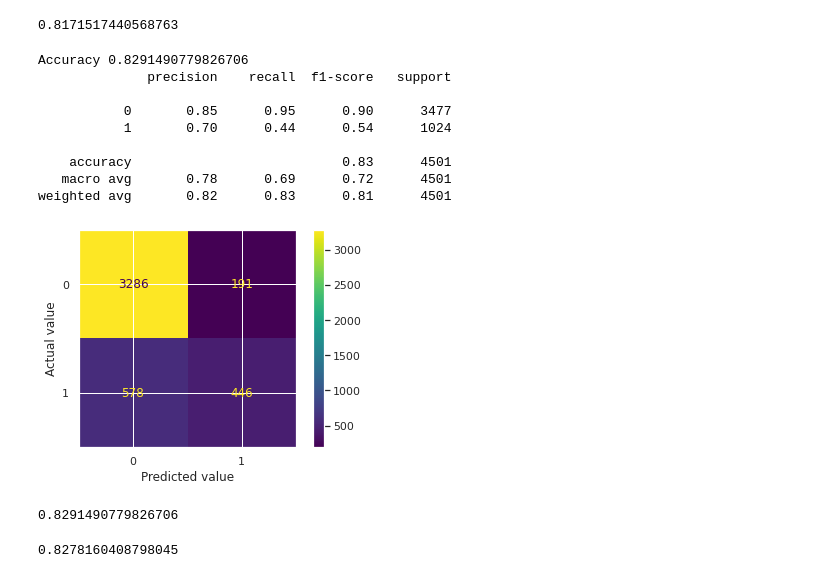
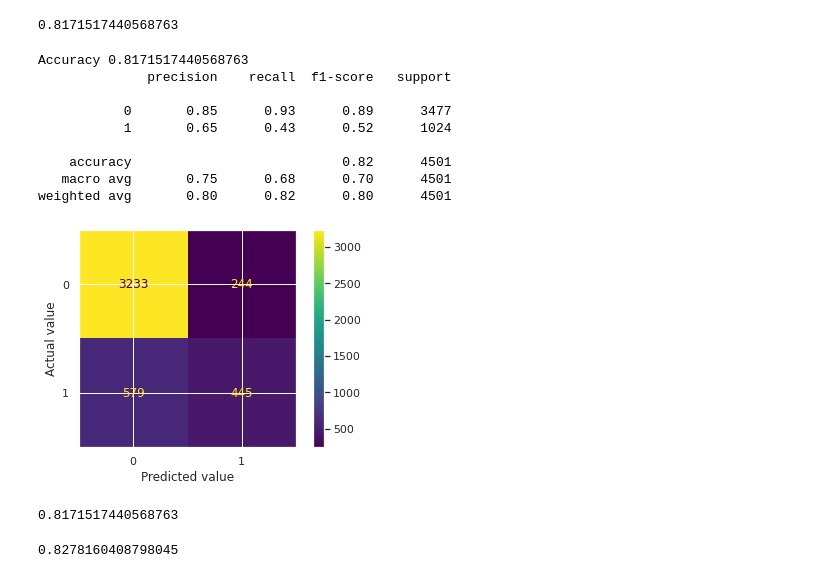
Before and after one commit to shouryade/random-ml-stuff, a Jupyter notebook: H1N1_Flu.ipynb, the cells around one changed output. Drawn from its saved outputs; the diff is of its cells as text; code cells hidden in the pictures.

Commit message:
edited small accuracy error

```diff
--- a/H1N1_Flu.ipynb
+++ b/H1N1_Flu.ipynb
@@ -531,23 +532,23 @@ print(bgcl.score(x_test , y_test))
 # %% [output]
 0.8171517440568763
 # %%
-res(y_pred)
+res(y_predict)
 # %% [output]
-Accuracy 0.8291490779826706
+Accuracy 0.8171517440568763
               precision    recall  f1-score   support
 
-           0       0.85      0.95      0.90      3477
-           1       0.70      0.44      0.54      1024
+           0       0.85      0.93      0.89      3477
+           1       0.65      0.43      0.52      1024
 
-    accuracy                           0.83      4501
-   macro avg       0.78      0.69      0.72      4501
-weighted avg       0.82      0.83      0.81      4501
+    accuracy                           0.82      4501
+   macro avg       0.75      0.68      0.70      4501
+weighted avg       0.80      0.82      0.80      4501
-[figure, old version]
+[figure, new version]
 # %%
-bgclc = accuracy_score(y_test,y_pred)
+bgclc = accuracy_score(y_test,y_predict)
 bgclc
 # %% [output]
-0.8291490779826706
+0.8171517440568763
 # %%
 from sklearn.ensemble import AdaBoostClassifier
 abcl = AdaBoostClassifier(n_estimators=100, random_state=1)
```
Also changed, not shown: parts of 10 cells of this notebook, 1 other file.
